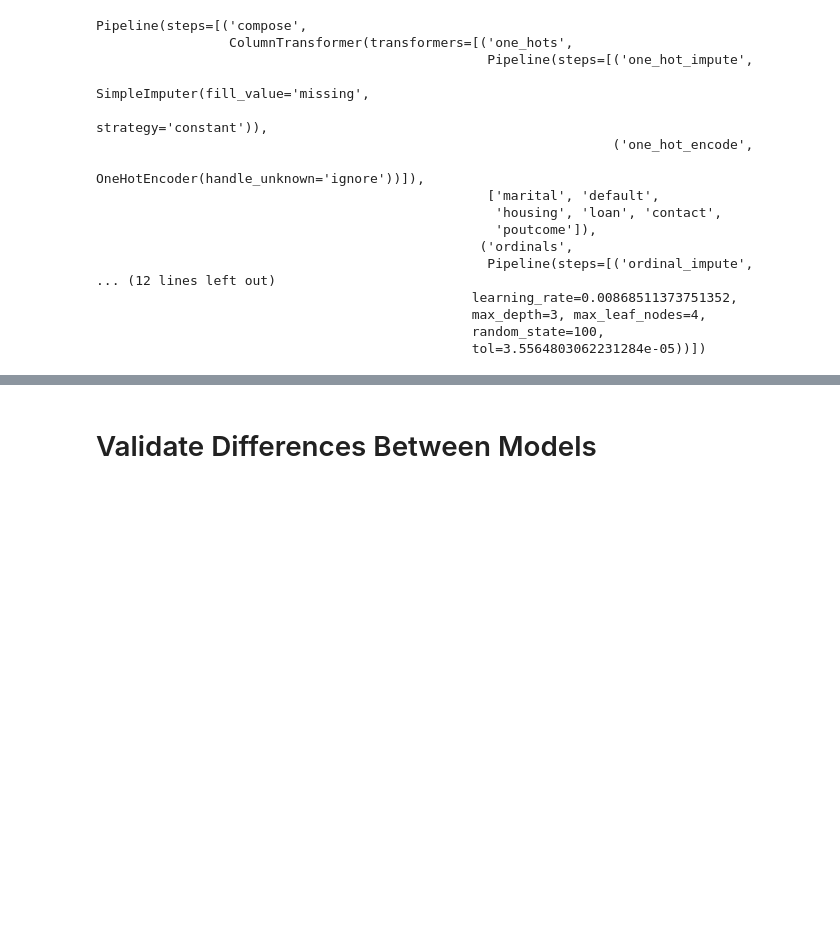
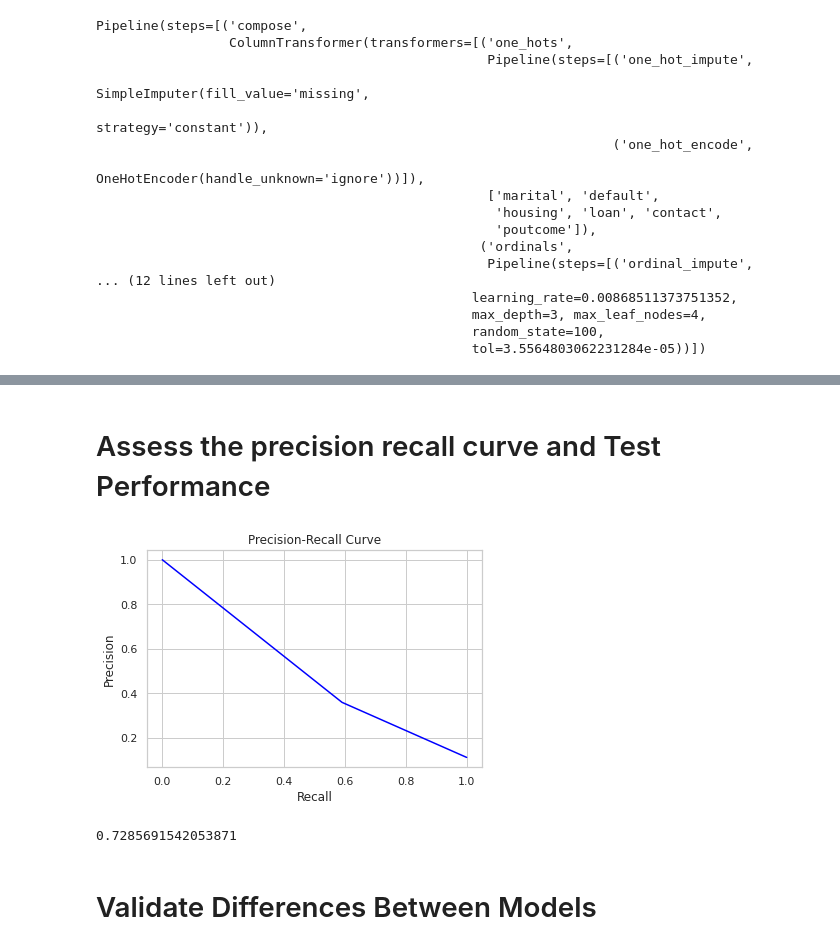
Before and after one commit to andrewharris3/bank_marketing_sample, a Jupyter notebook: Bank_Marketing.ipynb, the cells around one changed output, grey strips where cells are left out. Drawn from its saved outputs; the diff is of its cells as text; code cells hidden in the pictures; blank space fills up the shorter version.

```diff
--- a/Bank_Marketing.ipynb
+++ b/Bank_Marketing.ipynb
@@ -445,6 +445,29 @@ metaresults
 scores = metaresults.loc[:, 'split0_test_score':'split49_test_score'].reset_index().rename(columns = {"index": "model_number"})
 melted_scores = pd.melt(scores, id_vars = 'model_number').astype({'model_number': 'category'})
 transformed = melted_scores.assign(normalized = melted_scores[['value']].apply(lambda x: (x - x.mean()) / x.std()))
+# %% [markdown]
+# Assess the precision recall curve and Test Performance
+# %%
+fitted = randomized_search.predict(test)
+precision, recall, threshold = metrics.precision_recall_curve(test.y, fitted)
+
+#create precision recall curve
+fig, ax = plt.subplots()
+ax.plot(recall, precision, color='blue')
+
+#add axis labels to plot
+ax.set_title('Precision-Recall Curve')
+ax.set_ylabel('Precision')
+ax.set_xlabel('Recall')
+
+#display plot
+plt.show()
+# %% [output]
+[figure, added]
+# %%
+metrics.roc_auc_score(test.y, fitted)
+# %% [output]
+0.7285691542053871
 # %% [markdown]
 # Validate Differences Between Models
 # %%
```
Also changed, not shown: parts of 13 cells of this notebook.
